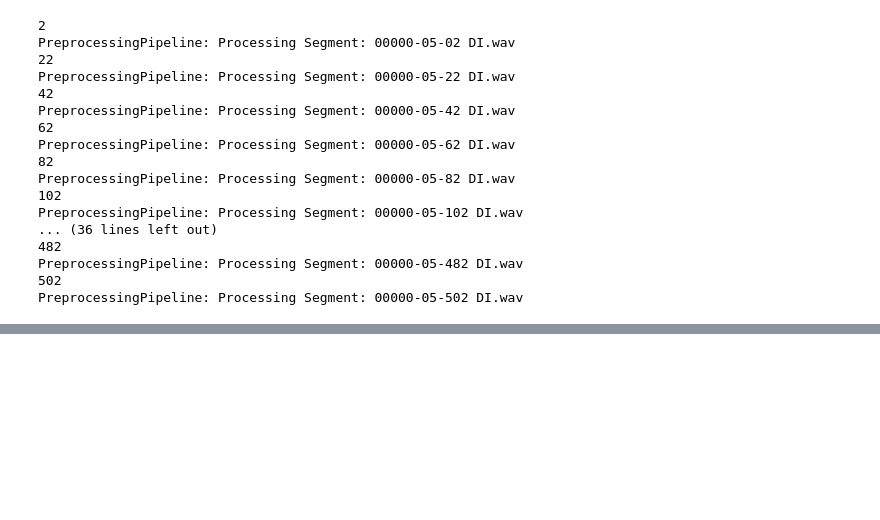
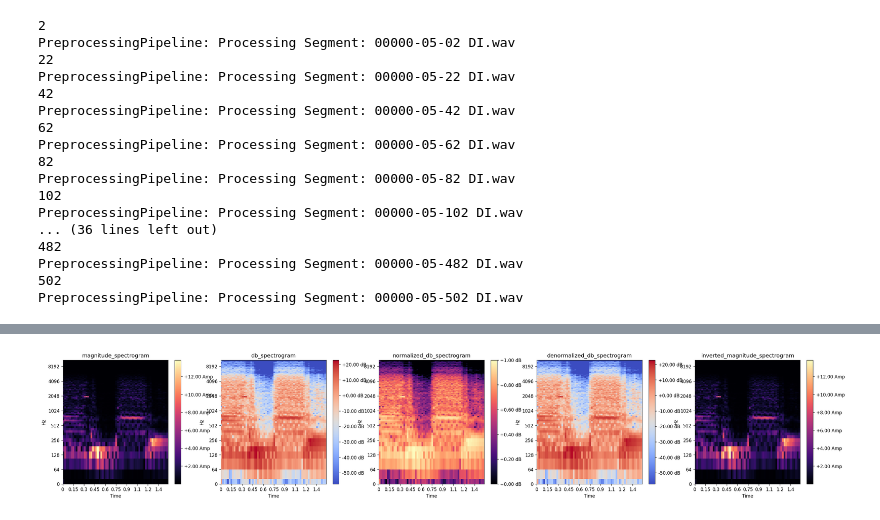
Before and after one commit to PratikStar/google-colab, a Jupyter notebook: 1_2_Create_Audio_Spectrogram_(Windowed_version)_LATEST.ipynb, the cells around one changed output, grey strips where cells are left out. Saved outputs shown, nothing was run; the diff lists cells and outputs as text; code cells hidden in the pictures; blank space fills up the shorter version.

Commit message:
reconstruction improvements

```diff
--- a/1_2_Create_Audio_Spectrogram_(Windowed_version)_LATEST.ipynb
+++ b/1_2_Create_Audio_Spectrogram_(Windowed_version)_LATEST.ipynb
@@ -598,0 +626,85 @@ FileNotFoundError: ignored
+# %%
+import soundfile as sf
+import librosa
+import librosa.display
+import numpy as np
+
+############### AUDIO --> load --> stft --> np.abs --> amplitude_to_db --> normalize --> SPECTROGRAM
+y, sr = librosa.load('/content/drive/MyDrive/Music/VAE/audio-segments/00003-05-07 01C Brit Plexi Jump.wav',
+                     sr=22050,
+                    #  duration=0.74,
+                    #  offset=0.5,
+                     mono=True)
+stft = librosa.stft(y,
+                    n_fft=512, # framesize
+                    hop_length=256 # frame_size/2
+                    )
+magnitude_spectrogram = np.abs(stft)
+phase_spectrogram = np.angle(stft) # not used
+
+db_spectrogram = librosa.amplitude_to_db(magnitude_spectrogram)
+
+min_value,max_value = 0, 1
+og_db_min, og_db_max = db_spectrogram.min(), db_spectrogram.max()
+normalized_db_spectrogram = (db_spectrogram - db_spectrogram.min()) / (db_spectrogram.max() - db_spectrogram.min())
+print("Min: {}".format(og_db_min))
+print("Max: {}".format(og_db_max))
+normalized_db_spectrogram = normalized_db_spectrogram * (max_value - min_value) + min_value
+print(normalized_db_spectrogram.shape)
+###############
+
+
+############### SPECTROGRAM --> denormalize --> db_to_amplitude --> griffinlim --> AUDIO
+denormalized_db_spectrogram = (normalized_db_spectrogram - min) / (max - min)
+denormalized_db_spectrogram = denormalized_db_spectrogram * (og_db_max - og_db_min) + og_db_min
+
+inverted_magnitude_spectrogram = librosa.db_to_amplitude(denormalized_db_spectrogram)
+
+y_inv = librosa.griffinlim(inverted_magnitude_spectrogram,
+                           hop_length=256
+                           ) # "Approximate magnitude spectrogram inversion"
+sf.write('/content/drive/MyDrive/Music/VAE/audio-reconstructed-2022/griffinlim 00003-05-07 01C Brit Plexi Jump.wav', y_inv, sr)
+
+# Invert without estimating phase
+y_istft = librosa.istft(inverted_magnitude_spectrogram,
+                        hop_length=256)
+sf.write('/content/drive/MyDrive/Music/VAE/audio-reconstructed-2022/istft 00003-05-07 01C Brit Plexi Jump.wav', y_istft, sr)
+###############
+
+
+############### Plotting
+import matplotlib.pyplot as plt
+# fig, ax = plt.subplots(nrows=3, sharex=True, sharey=True)
+fig, ax = plt.subplots(ncols=5, dpi=120, figsize=(30, 5))
+
+img = librosa.display.specshow(magnitude_spectrogram, y_axis='log', x_axis='time', ax=ax[0])
+fig.colorbar(img, ax=ax[0], format="%+2.2f Amp")
+ax[0].set_title("magnitude_spectrogram")
+
+img = librosa.display.specshow(db_spectrogram, y_axis='log', x_axis='time', ax=ax[1])
+fig.colorbar(img, ax=ax[1], format="%+2.2f dB")
+ax[1].set_title("db_spectrogram")
+
+img = librosa.display.specshow(normalized_db_spectrogram, y_axis='log', x_axis='time', ax=ax[2])
+fig.colorbar(img, ax=ax[2], format="%+2.2f dB")
+ax[2].set_title("normalized_db_spectrogram")
+
+img = librosa.display.specshow(denormalized_db_spectrogram, y_axis='log', x_axis='time', ax=ax[3])
+fig.colorbar(img, ax=ax[3], format="%+2.2f dB")
+ax[3].set_title("denormalized_db_spectrogram")
+
+img = librosa.display.specshow(inverted_magnitude_spectrogram, y_axis='log', x_axis='time', ax=ax[4])
+fig.colorbar(img, ax=ax[4], format="%+2.2f Amp")
+ax[4].set_title("inverted_magnitude_spectrogram")
+
+# img = librosa.display.specshow(y_inv, y_axis='log', x_axis='time', ax=ax[1])
+
+# librosa.display.waveshow(y, sr=sr, color='b', ax=ax[0])
+# ax[0].set(title='Original', xlabel=None)
+# ax[0].label_outer()
+# librosa.display.waveshow(y_inv, sr=sr, color='g', ax=ax[1])
+# ax[1].set(title='Griffin-Lim reconstruction', xlabel=None)
+# ax[1].label_outer()
+# librosa.display.waveshow(y_istft, sr=sr, color='r', ax=ax[2])
+# ax[2].set_title('Magnitude-only istft reconstruction')
+# %% [output]
@@ -598,0 +715 @@ FileNotFoundError: ignored
+[figure, added]
```
Also changed, not shown: parts of 6 cells of this notebook.
